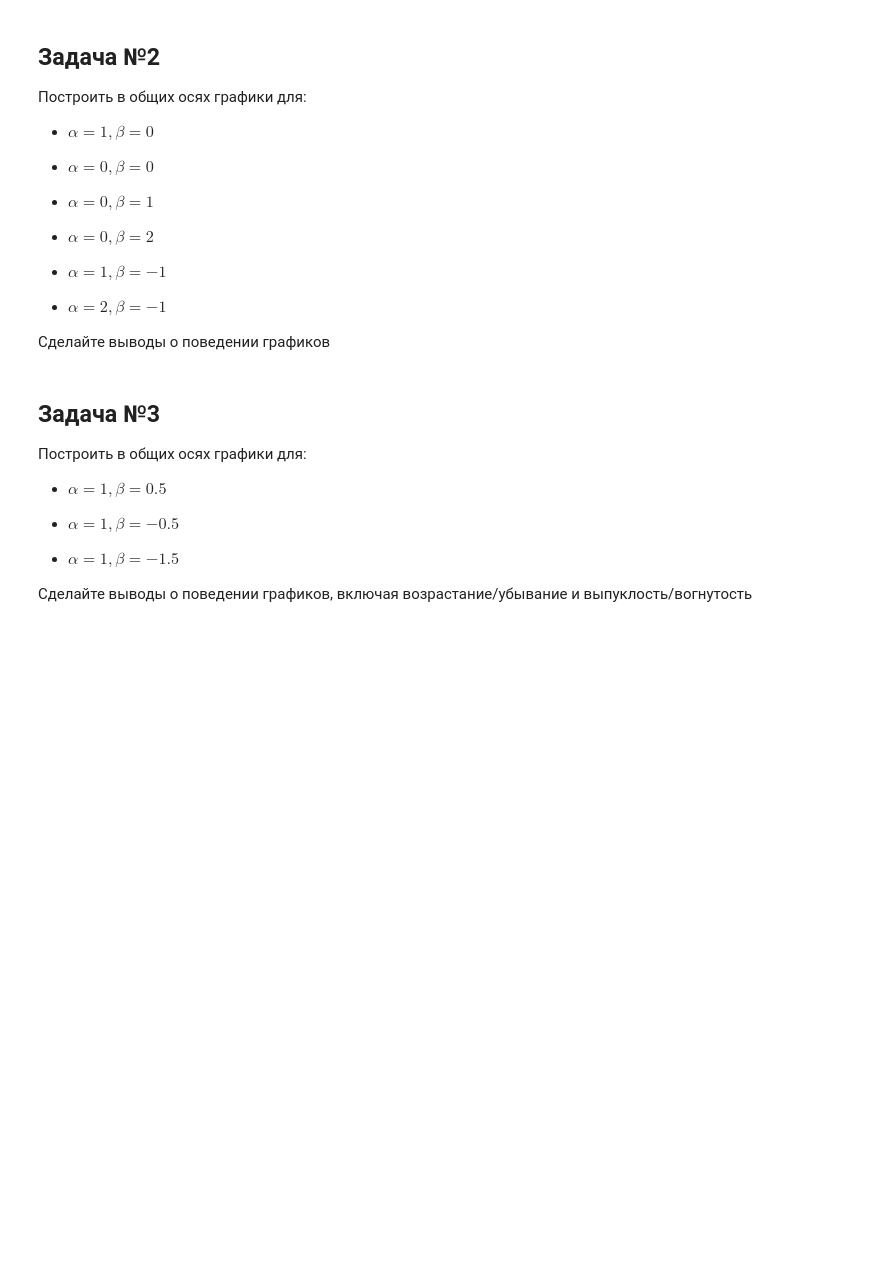
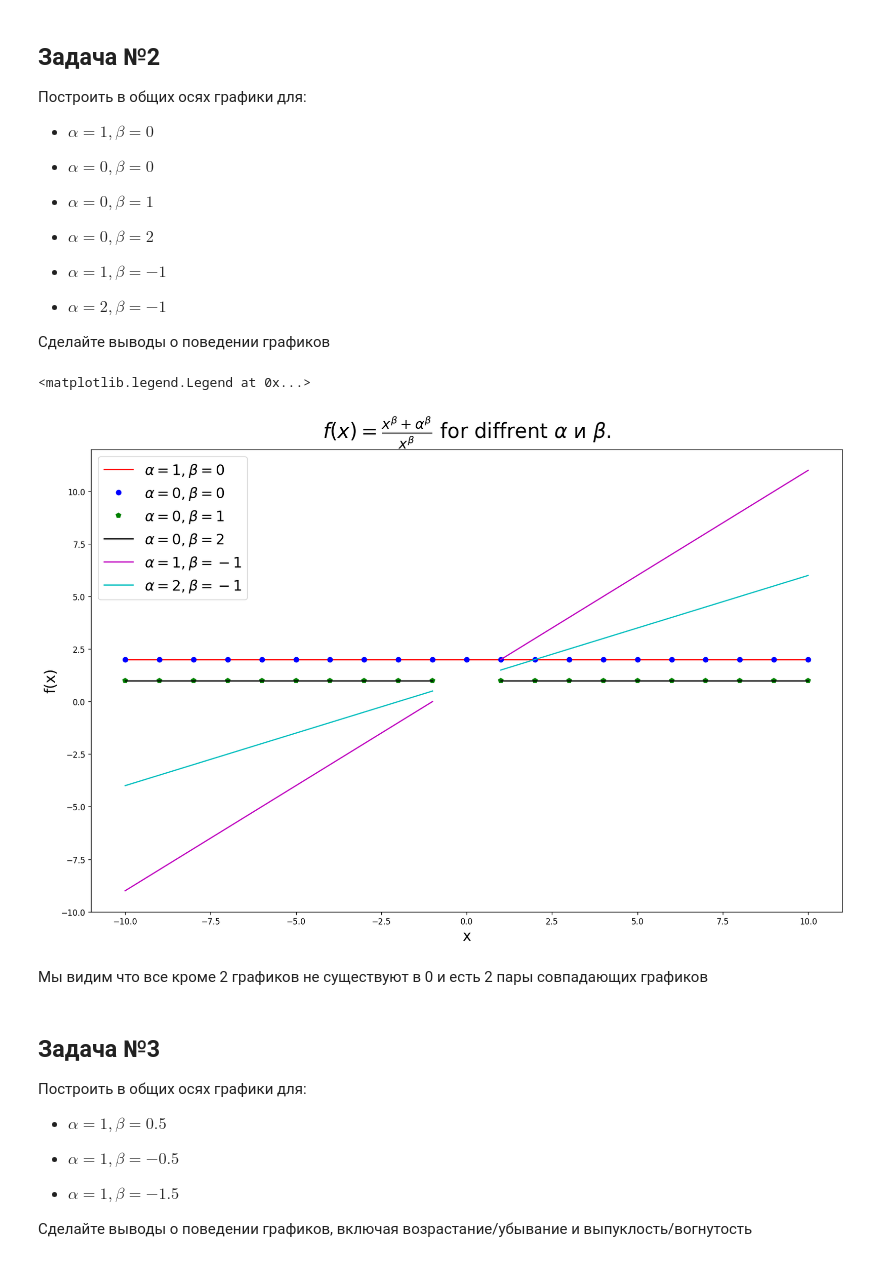
Before and after one commit to meDoLIF/self_study, a Jupyter notebook: Stepic/math_in_python/Образец_-_Изучение_функций_с_помощью_MatplotLib.ipynb, the cells around one changed output. Drawn from its saved outputs; the diff is of its cells as text; code cells hidden in the pictures; blank space fills up the shorter version.

```diff
--- a/Stepic/math_in_python/Образец_-_Изучение_функций_с_помощью_MatplotLib.ipynb
+++ b/Stepic/math_in_python/Образец_-_Изучение_функций_с_помощью_MatplotLib.ipynb
@@ -84,6 +191,29 @@ ___________
 - $\alpha = 2, \beta = -1$
 
 Сделайте выводы о поведении графиков
+# %%
+fig = plt.figure(figsize=(13,8), dpi=120)
+
+axes1 = fig.add_axes([0, 0, 1, 1])
+x = np.arange(-10, 11, dtype =float)
+axes1.plot(x, f(x, 1, 0), 'r', label = '$\\alpha = 1, \\beta = 0$')
+axes1.plot(x, f(x, 0, 0), 'bo', label = '$\\alpha = 0, \\beta = 0$')
+axes1.plot(x, f(x, 0, 1), 'gp', label = '$\\alpha = 0, \\beta = 1$')
+axes1.plot(x, f(x, 0, 2), 'k', label = '$\\alpha = 0, \\beta = 2$')
+axes1.plot(x, f(x, 1, -1), 'm', label = '$\\alpha = 1, \\beta = -1$')
+axes1.plot(x, f(x, 2, -1), 'c', label = '$\\alpha = 2, \\beta = -1$')
+
+
+axes1.set_title('$f(x) = \\frac{x^{\\beta} + \\alpha^{\\beta}}{x^{\\beta} }$ for diffrent $\\alpha$ и $\\beta$.', fontsize = 25)
+
+axes1.set_xlabel('x', fontsize = 18)
+axes1.set_ylabel('f(x)', fontsize = 18)
+axes1.legend(fontsize = 18)
+# %% [output]
+<matplotlib.legend.Legend at 0x...>
+[figure, added]
+# %% [markdown]
+Мы видим что все кроме 2 графиков не существуют в 0 и есть 2 пары совпадающих графиков
 # %% [markdown]
 ## Задача №3
 
```
Also changed, not shown: parts of 8 cells of this notebook, 9 other files.
